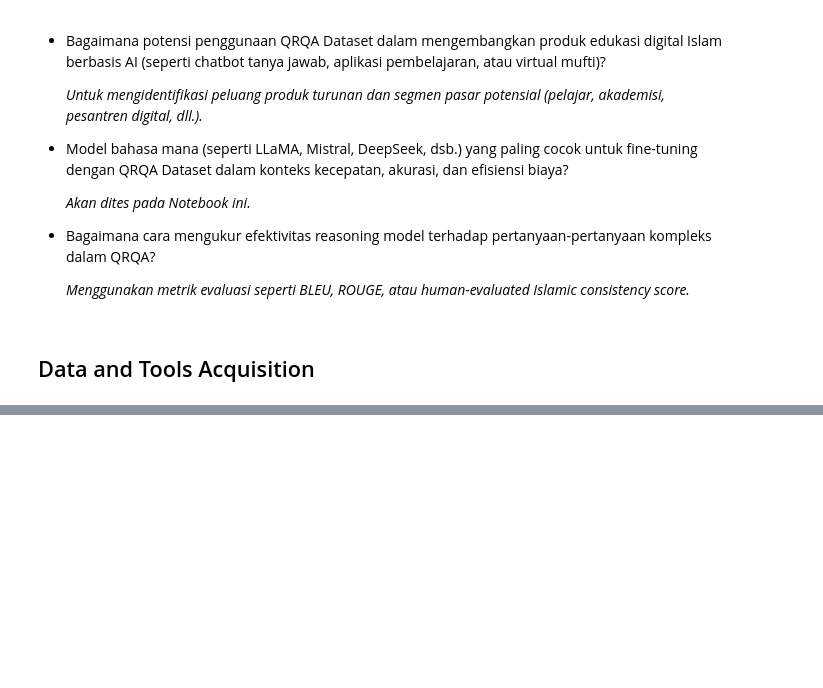
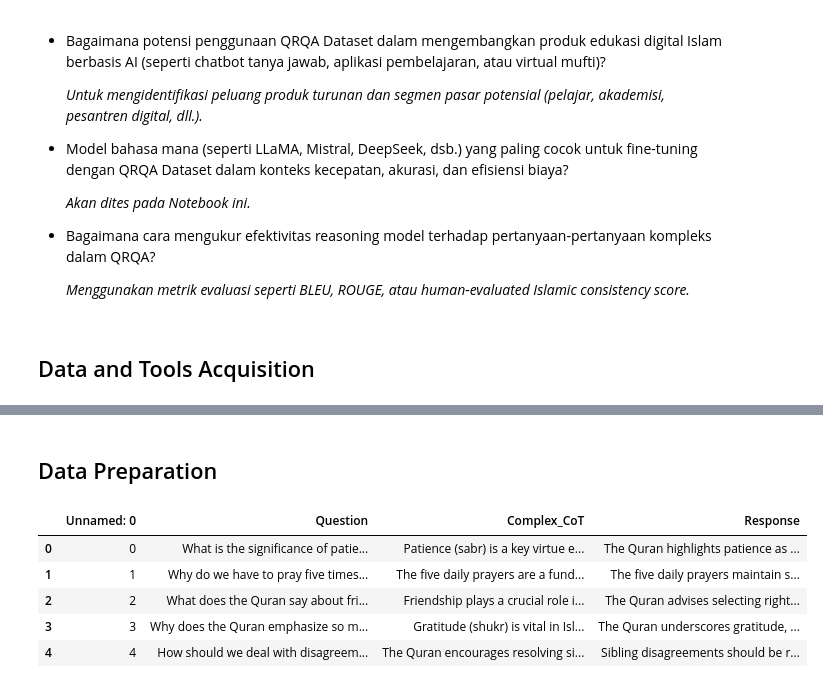
Before and after one commit to Bayhaqieee/Chatbot-QnA-Quran, a Jupyter notebook: Chatbot_Q&A_AlQuran_T5.ipynb, the cells around one changed output, grey strips where cells are left out. Drawn from its saved outputs; the diff is of its cells as text; code cells hidden in the pictures; blank space fills up the shorter version.

Commit message:
Data Preparation

```diff
--- a/Chatbot_Q&A_AlQuran_T5.ipynb
+++ b/Chatbot_Q&A_AlQuran_T5.ipynb
@@ -69,0 +87,13 @@ Archive:  quranic-reasoning-synthetic-dataset.zip
+# %% [markdown]
+## Data Preparation
+# %%
+file_path = "/content/Quran_R1_excel.xlsx"
+df = pd.read_excel(file_path)
+df.head()
+# %% [output]
+|  | Unnamed: 0 | Question | Complex_CoT | Response |
+| 0 | 0 | What is the significance of patie... | Patience (sabr) is a key virtue e... | The Quran highlights patience as ... |
+| 1 | 1 | Why do we have to pray five times... | The five daily prayers are a fund... | The five daily prayers maintain s... |
+| 2 | 2 | What does the Quran say about fri... | Friendship plays a crucial role i... | The Quran advises selecting right... |
+| 3 | 3 | Why does the Quran emphasize so m... | Gratitude (shukr) is vital in Isl... | The Quran underscores gratitude, ... |
+| 4 | 4 | How should we deal with disagreem... | The Quran encourages resolving si... | Sibling disagreements should be r... |
```
Also changed, not shown: parts of 13 cells of this notebook.
